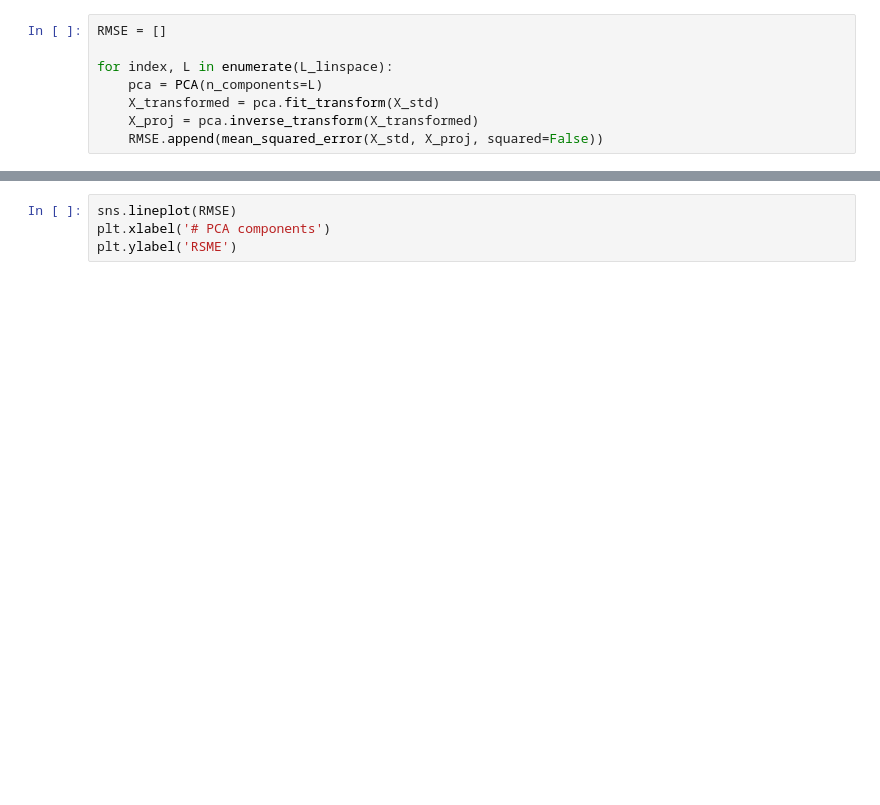
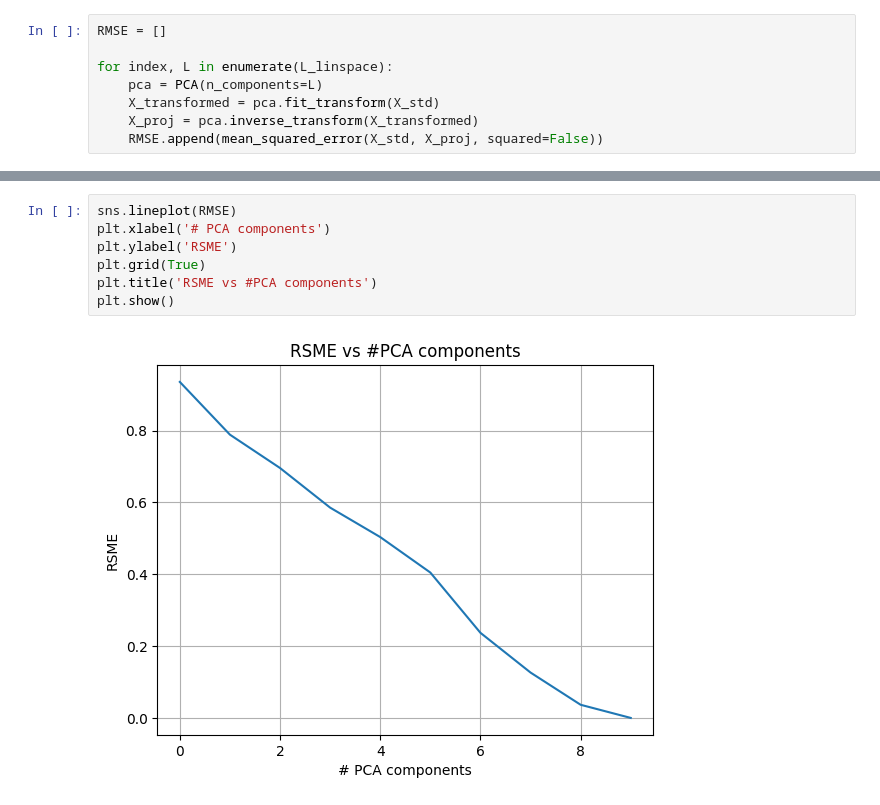
Before and after one commit to SergioCuencaNunez/ml3-bank-marketing, a Jupyter notebook: main.ipynb, the cells around one changed output, grey strips where cells are left out. Drawn from its saved outputs; the diff is of its cells as text; blank space fills up the shorter version.

```diff
--- a/main.ipynb
+++ b/main.ipynb
@@ -492,7 +588,12 @@ plt.title('Number of Latent dimensions: ' + str(idx+1))
 # %%
 sns.lineplot(RMSE)
 plt.xlabel('# PCA components')
 plt.ylabel('RSME')
+plt.grid(True)
+plt.title('RSME vs #PCA components')
+plt.show()
+# %% [output]
+[figure, added]
 # %%
 feature_names = dfX.columns
 
```
Also changed, not shown: parts of 19 cells of this notebook.
